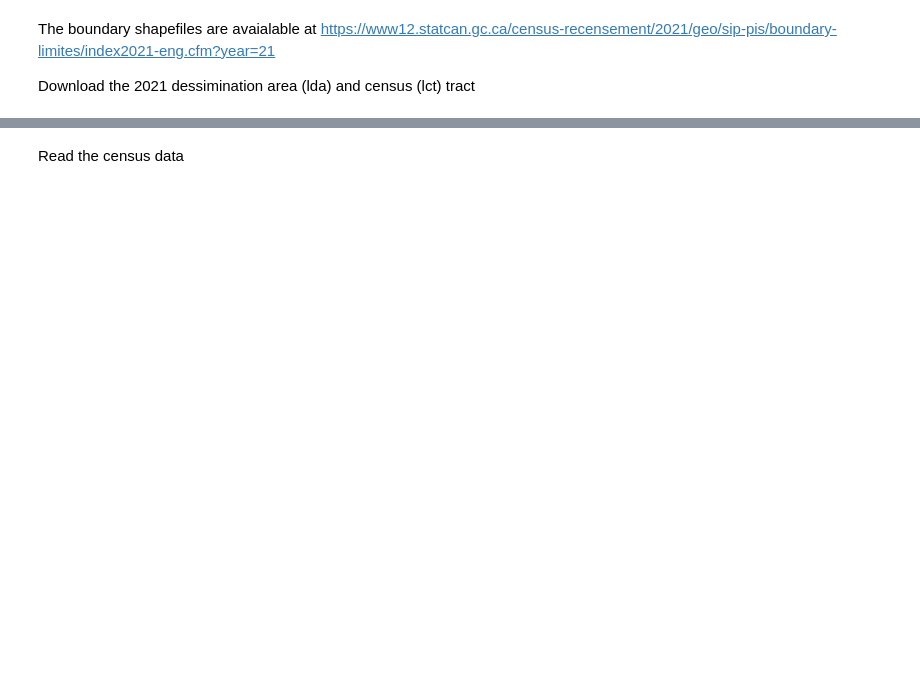
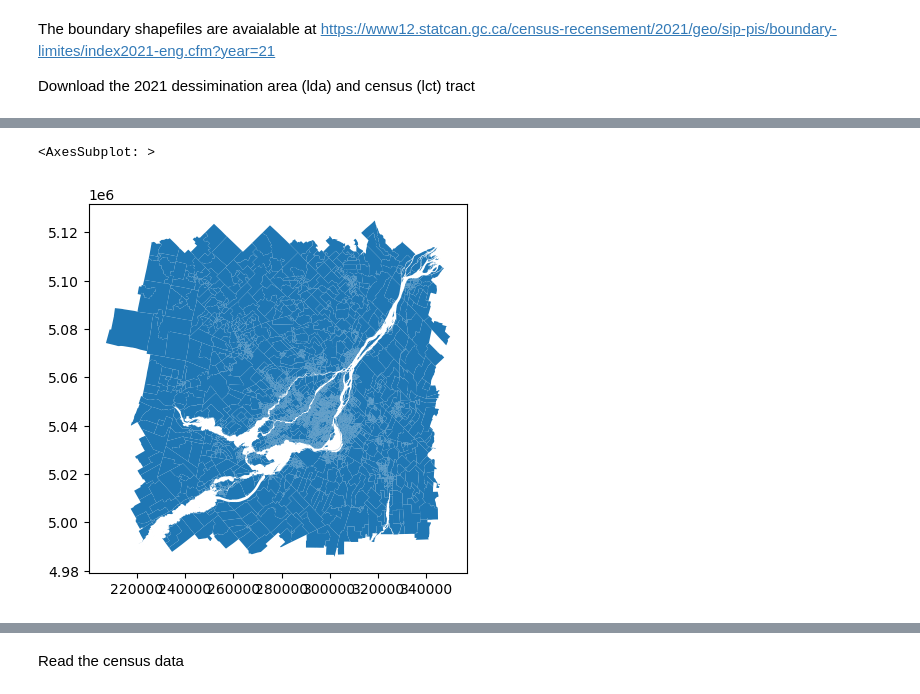
Before and after one commit to auzpatwary37/MATSimPipelineMontreal, a Jupyter notebook: popgen_input_data/Ashraf/zone_read.ipynb, the cells around one changed output, grey strips where cells are left out. Cells and saved outputs as stored; diff of their text form; code cells hidden in the pictures; blank space fills up the shorter version.

```diff
--- a/popgen_input_data/Ashraf/zone_read.ipynb
+++ b/popgen_input_data/Ashraf/zone_read.ipynb
@@ -57,0 +68,5 @@ inter_new[['region','geo']].to_csv('output/region_geo.csv',index = False)
+# %%
+da_clipped.plot()
+# %% [output]
+<AxesSubplot: >
+[figure, added]
```
Also changed, not shown: parts of 61 cells of this notebook, 19 other files.
